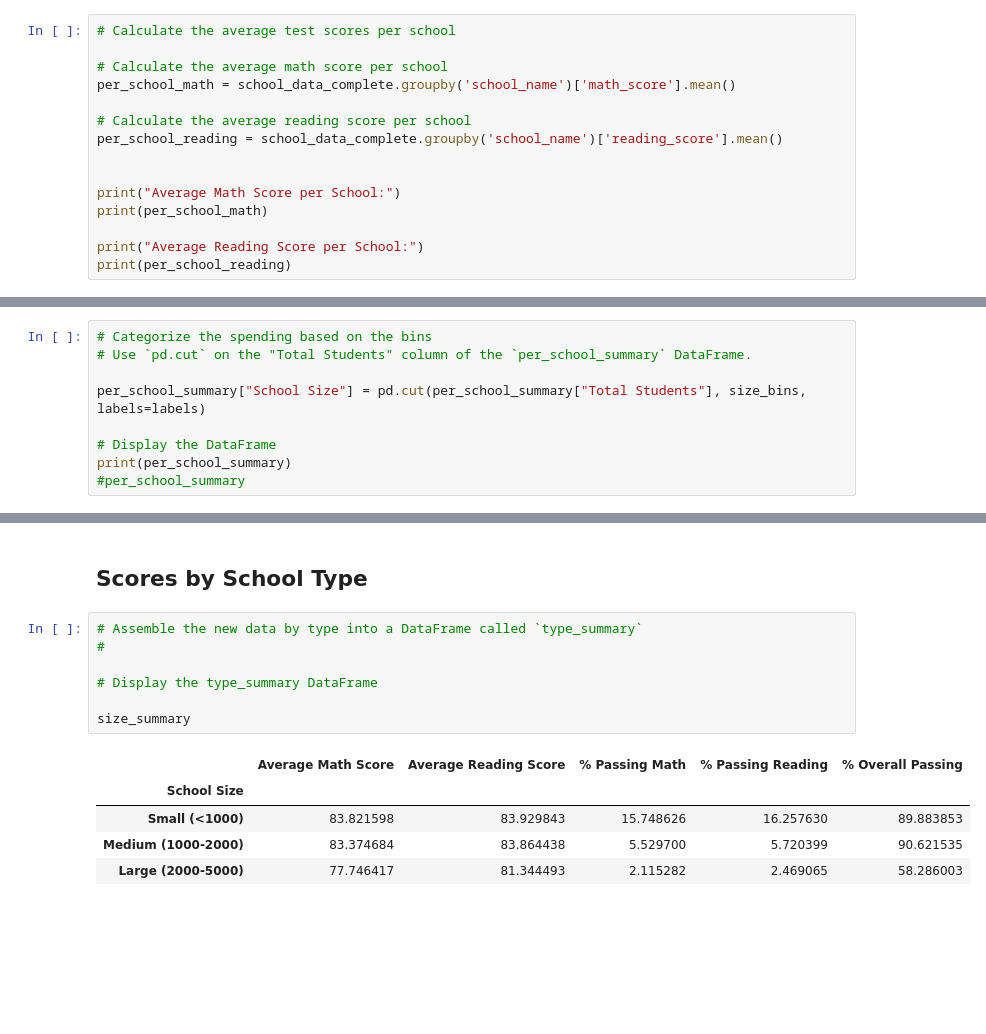
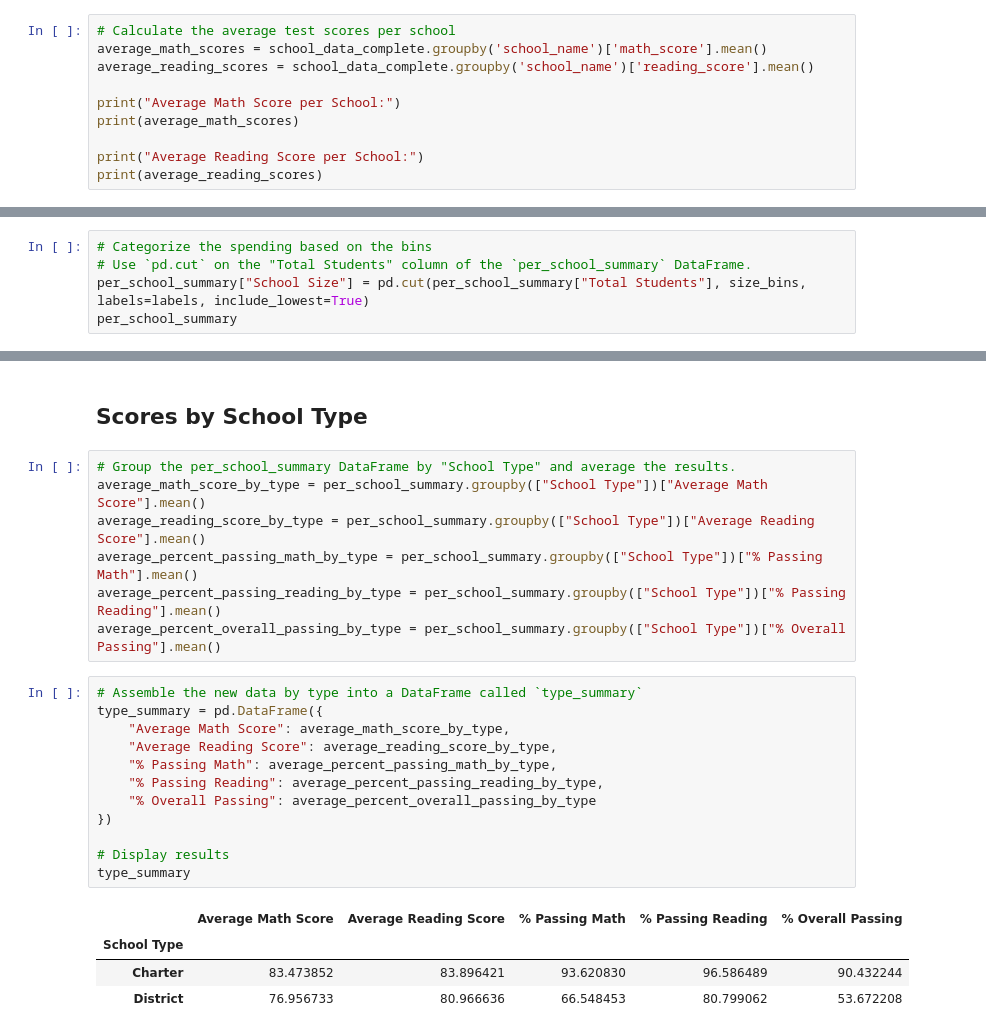
Before and after one commit to annaramer/pandas-challenge, a Jupyter notebook: PyCitySchools/PyCitySchools.ipynb, the cells around one changed output, grey strips where cells are left out. Cells and saved outputs as stored; diff of their text form; blank space fills up the shorter version.

Commit message:
Finalized School Budget Analyis

```diff
--- a/PyCitySchools/PyCitySchools.ipynb
+++ b/PyCitySchools/PyCitySchools.ipynb
@@ -179,18 +182,13 @@ dtype: object
 # %%
 # Calculate the average test scores per school
-
-# Calculate the average math score per school
-per_school_math = school_data_complete.groupby('school_name')['math_score'].mean()
-
-# Calculate the average reading score per school
-per_school_reading = school_data_complete.groupby('school_name')['reading_score'].mean()
-
+average_math_scores = school_data_complete.groupby('school_name')['math_score'].mean()
+average_reading_scores = school_data_complete.groupby('school_name')['reading_score'].mean()
 
 print("Average Math Score per School:")
-print(per_school_math)
+print(average_math_scores)
 
 print("Average Reading Score per School:")
-print(per_school_reading)
+print(average_reading_scores)
 # %% [output]
 Average Math Score per School:
 school_name
@@ -614,10 +543,6 @@ labels = ["Small (<1000)", "Medium (1000-2000)", "Large (2000-5000)"]
 # %%
 # Categorize the spending based on the bins
 # Use `pd.cut` on the "Total Students" column of the `per_school_summary` DataFrame.
-
-per_school_summary["School Size"] = pd.cut(per_school_summary["Total Students"], size_bins, labels=labels)
-
-# Display the DataFrame
-print(per_school_summary)
-#per_school_summary
+per_school_summary["School Size"] = pd.cut(per_school_summary["Total Students"], size_bins, labels=labels, include_lowest=True)
+per_school_summary
 # %% [output]
@@ -676,15 +596,26 @@ Large (2000-5000)            2.469065          58.286003
 # %% [markdown]
 ## Scores by School Type
+# %%
+# Group the per_school_summary DataFrame by "School Type" and average the results.
+average_math_score_by_type = per_school_summary.groupby(["School Type"])["Average Math Score"].mean()
+average_reading_score_by_type = per_school_summary.groupby(["School Type"])["Average Reading Score"].mean()
+average_percent_passing_math_by_type = per_school_summary.groupby(["School Type"])["% Passing Math"].mean()
+average_percent_passing_reading_by_type = per_school_summary.groupby(["School Type"])["% Passing Reading"].mean()
+average_percent_overall_passing_by_type = per_school_summary.groupby(["School Type"])["% Overall Passing"].mean()
 # %%
 # Assemble the new data by type into a DataFrame called `type_summary`
-#
+type_summary = pd.DataFrame({
+    "Average Math Score": average_math_score_by_type,
+    "Average Reading Score": average_reading_score_by_type,
+    "% Passing Math": average_percent_passing_math_by_type,
+    "% Passing Reading": average_percent_passing_reading_by_type,
+    "% Overall Passing": average_percent_overall_passing_by_type
+})
 
-# Display the type_summary DataFrame
-
-size_summary
+# Display results
+type_summary
 # %% [output]
 |  | Average Math Score | Average Reading Score | % Passing Math | % Passing Reading | % Overall Passing |
-| School Size |  |  |  |  |  |
-| Small (<1000) | 83.821598 | 83.929843 | 15.748626 | 16.257630 | 89.883853 |
-| Medium (1000-2000) | 83.374684 | 83.864438 | 5.529700 | 5.720399 | 90.621535 |
-| Large (2000-5000) | 77.746417 | 81.344493 | 2.115282 | 2.469065 | 58.286003 |
+| School Type |  |  |  |  |  |
+| Charter | 83.473852 | 83.896421 | 93.620830 | 96.586489 | 90.432244 |
+| District | 76.956733 | 80.966636 | 66.548453 | 80.799062 | 53.672208 |
```
Also changed, not shown: parts of 30 cells of this notebook.
